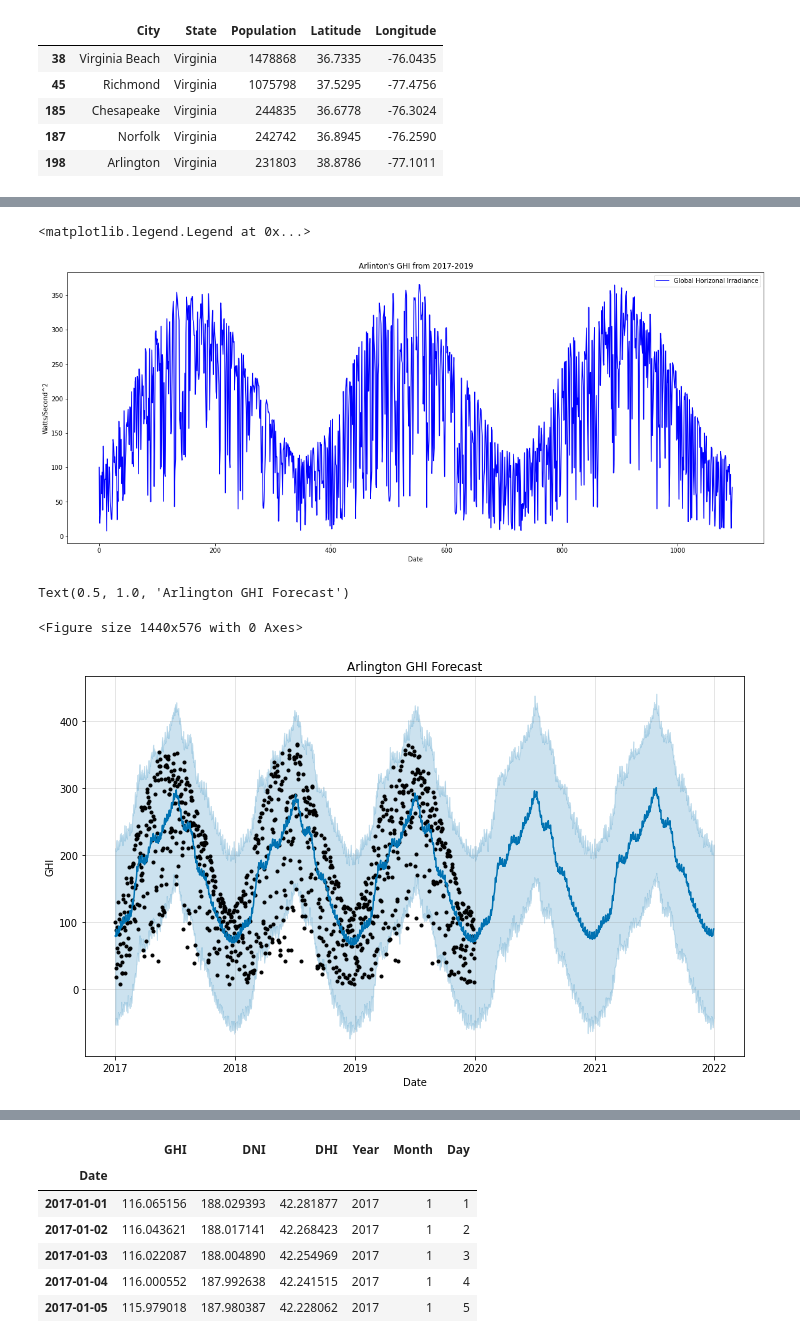
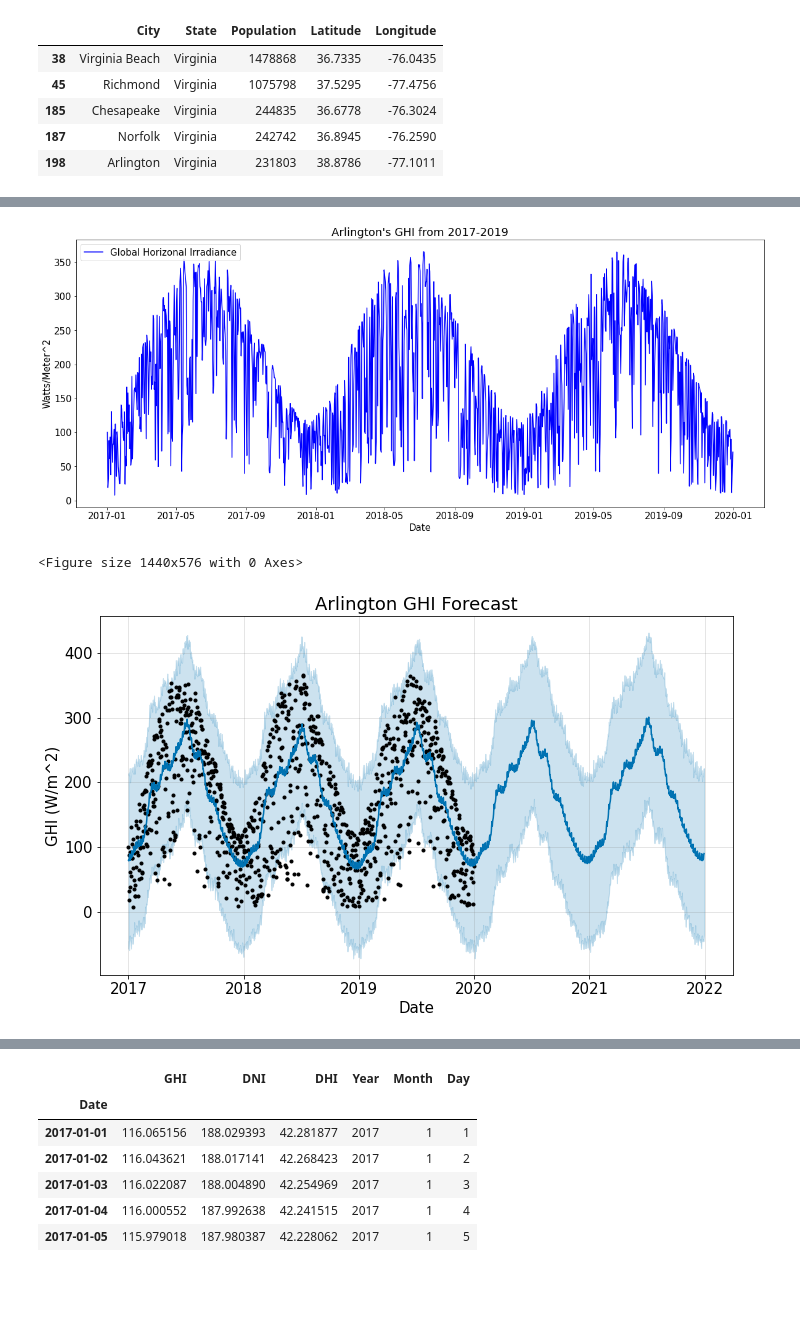
Before and after one commit to TrentELittle/FInalProject, a Jupyter notebook: Untitled.ipynb, the cells around one changed output, grey strips where cells are left out. Drawn from its saved outputs; the diff is of its cells as text; code cells hidden in the pictures; blank space fills up the shorter version.

```diff
--- a/Untitled.ipynb
+++ b/Untitled.ipynb
@@ -126,6 +109,8 @@ clean_df = df.drop(columns = ['Year', 'Month', 'Day', 'Hour', 'Minute'])
 ghi = clean_df.drop(columns = ['DHI', 'DNI', 'Wind Speed', 'Temperature', 'Solar Zenith Angle'])
 y_ghi = ghi['GHI'].resample('D').mean()
 ghi = pd.DataFrame({'Date': y_ghi.index, 'GHI': y_ghi.values})
+ghi = ghi.set_index(ghi['Date'])
+
 
 dhi = clean_df.drop(columns = ['GHI', 'DNI', 'Wind Speed', 'Temperature', 'Solar Zenith Angle'])
 y_dhi = dhi["DHI"].resample('D').mean()
@@ -153,27 +124,28 @@ dni = pd.DataFrame({'Date': y_dni.index, 'DNI': y_dni.values})
 plt.figure(figsize = (20, 8))
 plt.plot(ghi.index, ghi['GHI'], 'b-', label = 'Global Horizonal Irradiance')
 plt.xlabel('Date')
-plt.ylabel('Watts/Second^2')
-plt.title("Arlinton's GHI from 2017-2019")
+plt.ylabel('Watts/Meter^2')
+plt.title("Arlington's GHI from 2017-2019")
+plt.rcParams.update({'font.size': 15})
 plt.legend()
+plt.savefig('GHI 2017-2019')
 # %% [output]
-<matplotlib.legend.Legend at 0x...>
-[figure, old version]
+[figure, new version]
 # %%
 ghi = ghi.rename(columns = {'Date': 'ds', 'GHI': 'y'})
 ghi_model = Prophet(interval_width = 0.95, daily_seasonality=True)
 ghi_model.fit(ghi)
 
 ghi_forecast = ghi_model.make_future_dataframe(periods = 730, freq = 'D')
 ghi_forecast = ghi_model.predict(ghi_forecast)
 
 plt.figure(figsize = (20,8))
-ghi_model.plot(ghi_forecast, xlabel = 'Date', ylabel = 'GHI')
+ghi_model.plot(ghi_forecast, xlabel = 'Date', ylabel = 'GHI (W/m^2)')
 plt.title('Arlington GHI Forecast')
+plt.savefig('GHI Forecast')
 # %% [output]
-Text(0.5, 1.0, 'Arlington GHI Forecast')
+<Figure size 1440x576 with 0 Axes>
-<Figure size 1440x576 with 0 Axes>
-[figure, old version]
+[figure, new version]
 # %%
 #Plotting DNI
 plt.figure(figsize=(20, 8))
```
Also changed, not shown: parts of 22 cells of this notebook, 20 other files.
